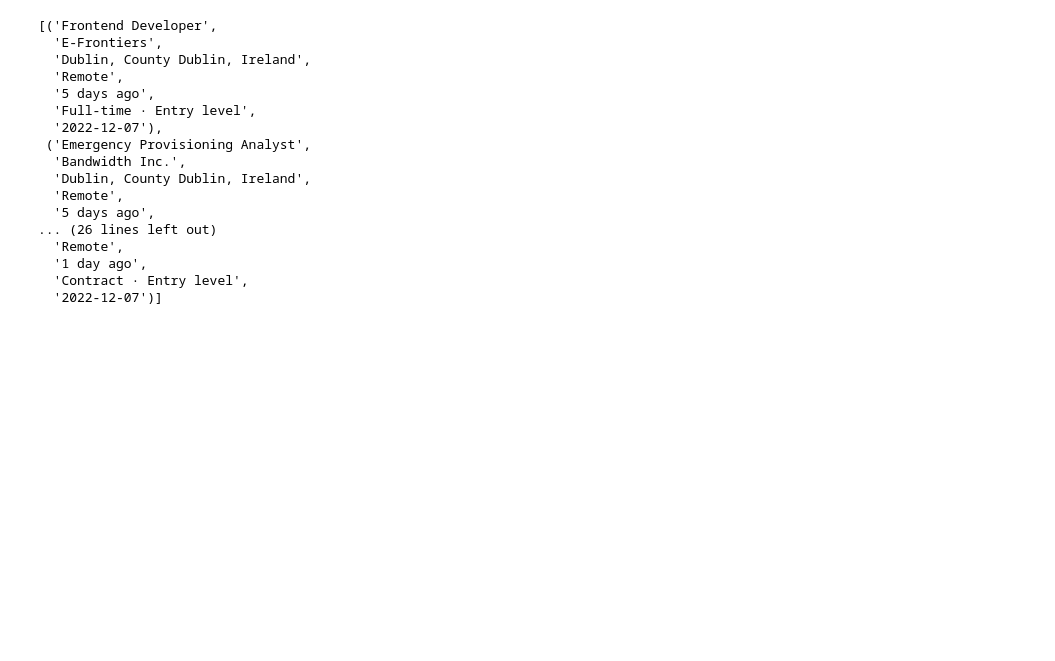
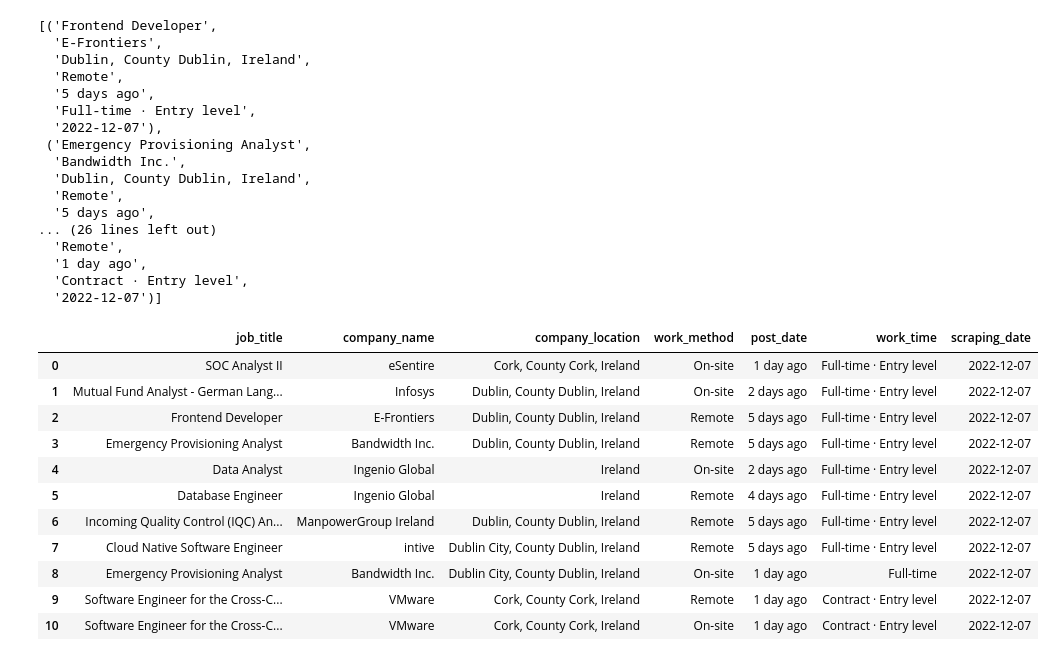
Before and after one commit to Evrenuludbs/evren_ulu, a Jupyter notebook: Login.ipynb, the cells around one changed output. Saved outputs shown, nothing was run; the diff lists cells and outputs as text; code cells hidden in the pictures; blank space fills up the shorter version.

```diff
--- a/Login.ipynb
+++ b/Login.ipynb
@@ -248,3 +248,18 @@ connection.commit()
 connection.close()
 # %%
 driver.quit()
+# %%
+df
+# %% [output]
+|  | job_title | company_name | company_location | work_method | post_date | work_time | scraping_date |
+| 0 | SOC Analyst II | eSentire | Cork, County Cork, Ireland | On-site | 1 day ago | Full-time · Entry level | 2022-12-07 |
+| 1 | Mutual Fund Analyst - German Lang... | Infosys | Dublin, County Dublin, Ireland | On-site | 2 days ago | Full-time · Entry level | 2022-12-07 |
+| 2 | Frontend Developer | E-Frontiers | Dublin, County Dublin, Ireland | Remote | 5 days ago | Full-time · Entry level | 2022-12-07 |
+| 3 | Emergency Provisioning Analyst | Bandwidth Inc. | Dublin, County Dublin, Ireland | Remote | 5 days ago | Full-time · Entry level | 2022-12-07 |
+| 4 | Data Analyst | Ingenio Global | Ireland | On-site | 2 days ago | Full-time · Entry level | 2022-12-07 |
+| 5 | Database Engineer | Ingenio Global | Ireland | Remote | 4 days ago | Full-time · Entry level | 2022-12-07 |
+| 6 | Incoming Quality Control (IQC) An... | ManpowerGroup Ireland | Dublin, County Dublin, Ireland | Remote | 5 days ago | Full-time · Entry level | 2022-12-07 |
+| 7 | Cloud Native Software Engineer | intive | Dublin City, County Dublin, Ireland | Remote | 5 days ago | Full-time · Entry level | 2022-12-07 |
+| 8 | Emergency Provisioning Analyst | Bandwidth Inc. | Dublin City, County Dublin, Ireland | On-site | 1 day ago | Full-time | 2022-12-07 |
+| 9 | Software Engineer for the Cross-C... | VMware | Cork, County Cork, Ireland | Remote | 1 day ago | Contract · Entry level | 2022-12-07 |
+| 10 | Software Engineer for the Cross-C... | VMware | Cork, County Cork, Ireland | On-site | 1 day ago | Contract · Entry level | 2022-12-07 |
```
Also changed, not shown: parts of 1 cell of this notebook, 1 other file.
